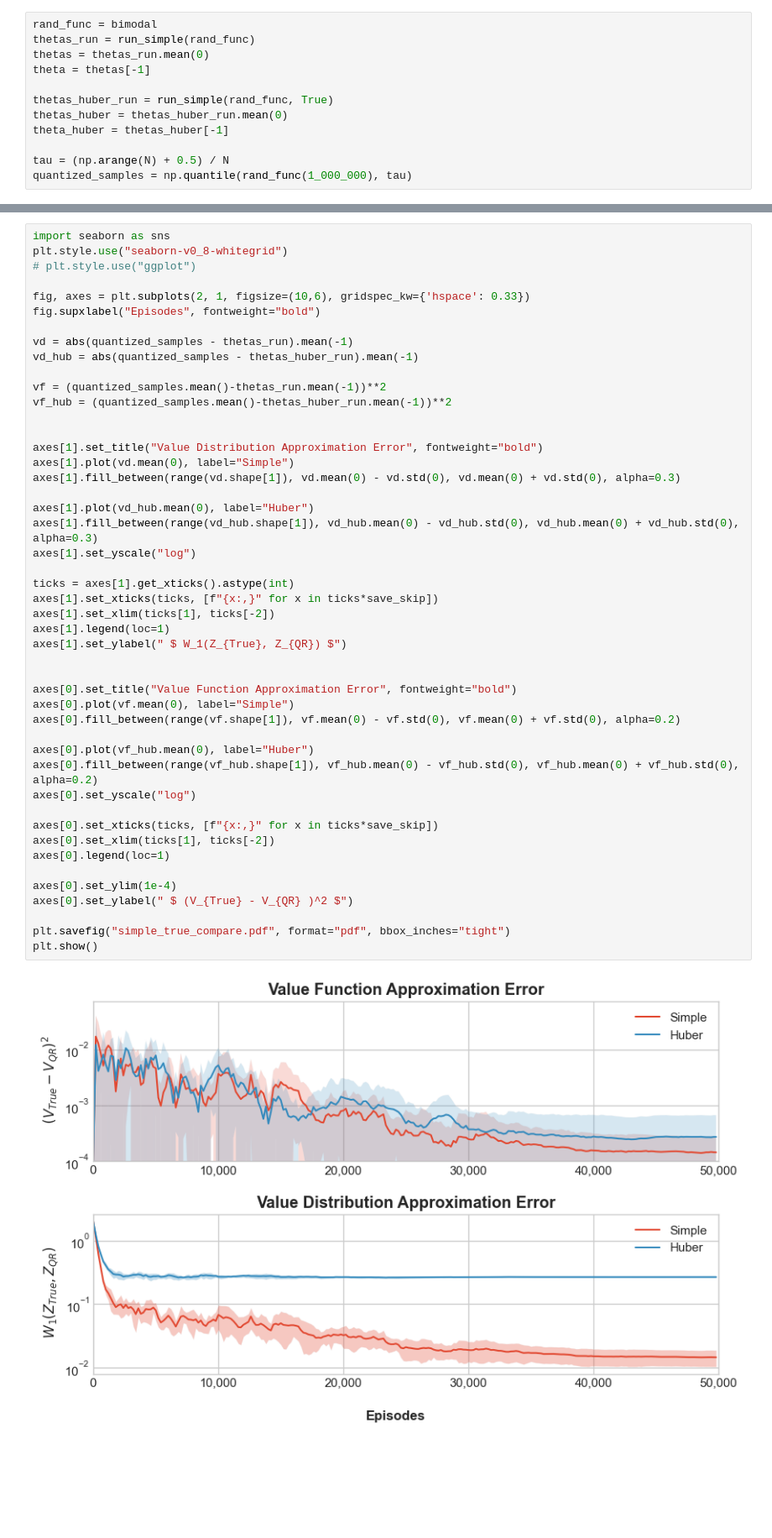
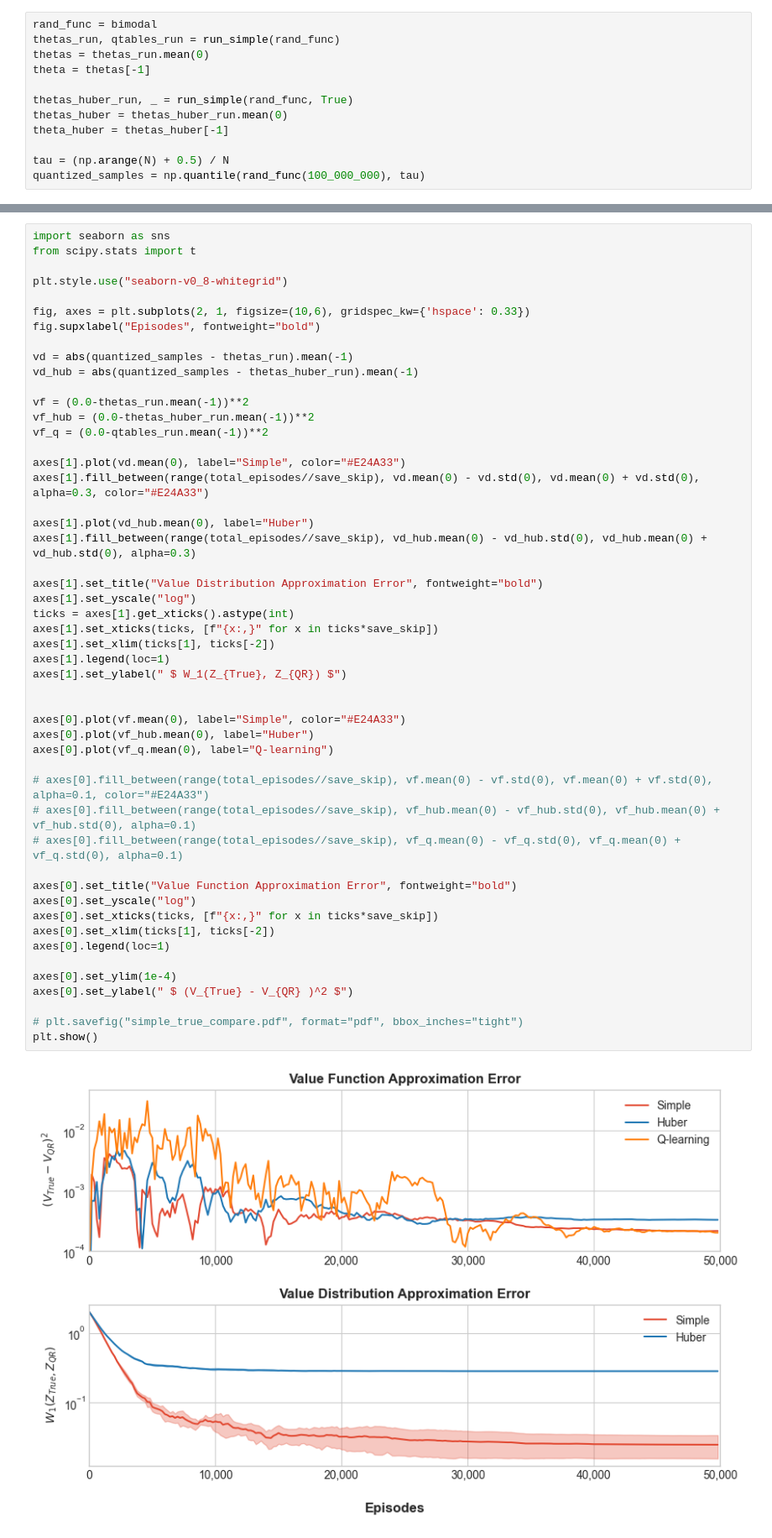
Before and after one commit to AlecHero/QuantileRegressionProject, a Jupyter notebook: tuhe.ipynb, the cells around one changed output, grey strips where cells are left out. Shown at 84% size. Saved outputs shown, nothing was run; the diff lists cells and outputs as text; blank space fills up the shorter version.

Commit message:
newest plots

```diff
--- a/tuhe.ipynb
+++ b/tuhe.ipynb
@@ -64,13 +71,13 @@ def run_simple(reward_func, use_huber=False):
 #     theta -= (1/(k+1))**0.5 * g
 # %%
 rand_func = bimodal
-thetas_run = run_simple(rand_func)
+thetas_run, qtables_run = run_simple(rand_func)
 thetas = thetas_run.mean(0)
 theta = thetas[-1]
 
-thetas_huber_run = run_simple(rand_func, True)
+thetas_huber_run, _ = run_simple(rand_func, True)
 thetas_huber = thetas_huber_run.mean(0)
 theta_huber = thetas_huber[-1]
 
 tau = (np.arange(N) + 0.5) / N
-quantized_samples = np.quantile(rand_func(1_000_000), tau)
+quantized_samples = np.quantile(rand_func(100_000_000), tau)
@@ -119,49 +128,52 @@ plt.show()
 # %%
 import seaborn as sns
+from scipy.stats import t
+
 plt.style.use("seaborn-v0_8-whitegrid")
-# plt.style.use("ggplot")
 
 fig, axes = plt.subplots(2, 1, figsize=(10,6), gridspec_kw={'hspace': 0.33})
 fig.supxlabel("Episodes", fontweight="bold")
 
 vd = abs(quantized_samples - thetas_run).mean(-1)
 vd_hub = abs(quantized_samples - thetas_huber_run).mean(-1)
 
-vf = (quantized_samples.mean()-thetas_run.mean(-1))**2
-vf_hub = (quantized_samples.mean()-thetas_huber_run.mean(-1))**2
+vf = (0.0-thetas_run.mean(-1))**2
+vf_hub = (0.0-thetas_huber_run.mean(-1))**2
+vf_q = (0.0-qtables_run.mean(-1))**2
 
+axes[1].plot(vd.mean(0), label="Simple", color="#E24A33")
+axes[1].fill_between(range(total_episodes//save_skip), vd.mean(0) - vd.std(0), vd.mean(0) + vd.std(0), alpha=0.3, color="#E24A33")
+
+axes[1].plot(vd_hub.mean(0), label="Huber")
+axes[1].fill_between(range(total_episodes//save_skip), vd_hub.mean(0) - vd_hub.std(0), vd_hub.mean(0) + vd_hub.std(0), alpha=0.3)
 
 axes[1].set_title("Value Distribution Approximation Error", fontweight="bold")
-axes[1].plot(vd.mean(0), label="Simple")
-axes[1].fill_between(range(vd.shape[1]), vd.mean(0) - vd.std(0), vd.mean(0) + vd.std(0), alpha=0.3)
-
-axes[1].plot(vd_hub.mean(0), label="Huber")
-axes[1].fill_between(range(vd_hub.shape[1]), vd_hub.mean(0) - vd_hub.std(0), vd_hub.mean(0) + vd_hub.std(0), alpha=0.3)
 axes[1].set_yscale("log")
-
 ticks = axes[1].get_xticks().astype(int)
 axes[1].set_xticks(ticks, [f"{x:,}" for x in ticks*save_skip])
 axes[1].set_xlim(ticks[1], ticks[-2])
 axes[1].legend(loc=1)
 axes[1].set_ylabel(" $ W_1(Z_{True}, Z_{QR}) $")
 
 
+axes[0].plot(vf.mean(0), label="Simple", color="#E24A33")
+axes[0].plot(vf_hub.mean(0), label="Huber")
+axes[0].plot(vf_q.mean(0), label="Q-learning")
+
+# axes[0].fill_between(range(total_episodes//save_skip), vf.mean(0) - vf.std(0), vf.mean(0) + vf.std(0), alpha=0.1, color="#E24A33")
+# axes[0].fill_between(range(total_episodes//save_skip), vf_hub.mean(0) - vf_hub.std(0), vf_hub.mean(0) + vf_hub.std(0), alpha=0.1)
+# axes[0].fill_between(range(total_episodes//save_skip), vf_q.mean(0) - vf_q.std(0), vf_q.mean(0) + vf_q.std(0), alpha=0.1)
+
 axes[0].set_title("Value Function Approximation Error", fontweight="bold")
-axes[0].plot(vf.mean(0), label="Simple")
-axes[0].fill_between(range(vf.shape[1]), vf.mean(0) - vf.std(0), vf.mean(0) + vf.std(0), alpha=0.2)
-
-axes[0].plot(vf_hub.mean(0), label="Huber")
-axes[0].fill_between(range(vf_hub.shape[1]), vf_hub.mean(0) - vf_hub.std(0), vf_hub.mean(0) + vf_hub.std(0), alpha=0.2)
 axes[0].set_yscale("log")
-
 axes[0].set_xticks(ticks, [f"{x:,}" for x in ticks*save_skip])
 axes[0].set_xlim(ticks[1], ticks[-2])
 axes[0].legend(loc=1)
 
 axes[0].set_ylim(1e-4)
 axes[0].set_ylabel(" $ (V_{True} - V_{QR} )^2 $")
 
-plt.savefig("simple_true_compare.pdf", format="pdf", bbox_inches="tight")
+# plt.savefig("simple_true_compare.pdf", format="pdf", bbox_inches="tight")
 plt.show()
 # %% [output]
-[figure, old version]
+[figure, new version]
```
Also changed, not shown: parts of 4 cells of this notebook, 23 other files.
